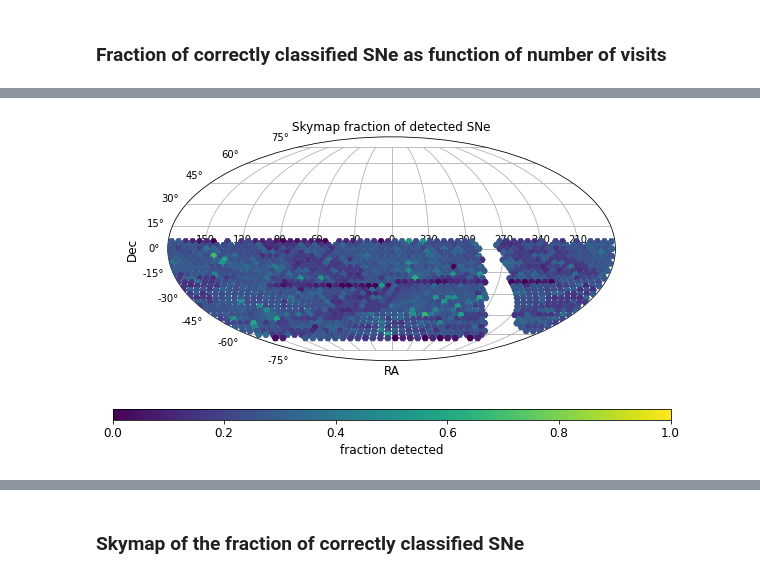
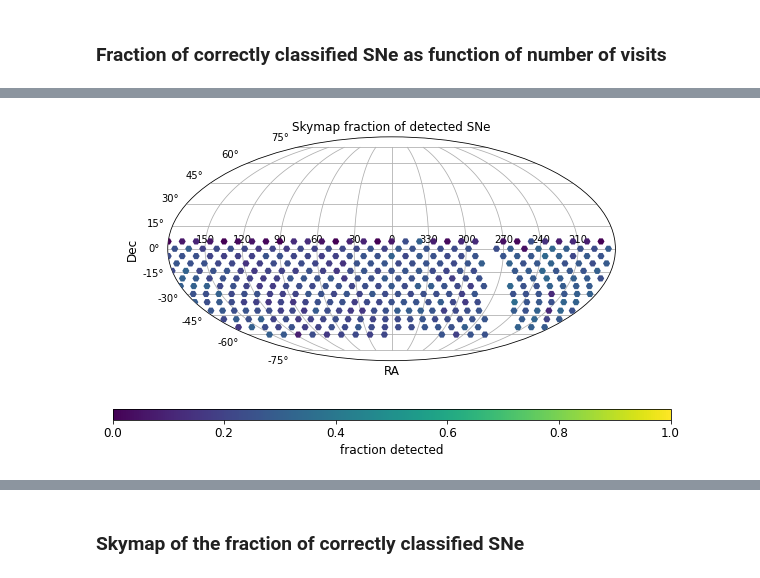
Before and after one commit to FabioRagosta/LSSTmetrics, a Jupyter notebook: SNRateMetric.ipynb, the cells around one changed output, grey strips where cells are left out. Saved outputs shown, nothing was run; the diff lists cells and outputs as text; code cells hidden in the pictures.

```diff
--- a/SNRateMetric.ipynb
+++ b/SNRateMetric.ipynb
@@ -974,4 +1024,4 @@ plt.show()
 # %%
-f10,f40,f100= np.where(fractions['Ia']<0.25), np.where((fractions['Ia']>0.25) & (fractions['Ia']<0.50)),np.where((fractions['Ia']>0.50))
+f25,f50,f100= np.where(fractions['Ia']<0.25), np.where((fractions['Ia']>0.25) & (fractions['Ia']<0.50)),np.where((fractions['Ia']>0.50))
 # %%
 nvis10,nvis40,nvis70,nvis100= np.where(nvis<10), np.where((nvis>10) & (nvis<40)),np.where((nvis>40) & (nvis<70)),np.where((nvis>70) & (nvis<100))
@@ -1076,20 +1081,0 @@ for j, key in enumerate(miss_class.keys()):
-# %%
-fig, axes = plt.subplots(1,1,figsize=(10,8))
-for i, (t,c) in enumerate(zip(zfrac.keys(),['darkorange','forestgreen', 'cyan'])):
-    if t=='Ia':
-        m1,m2='II','Ibc'
-    elif t=='II':
-        m1,m2='Ia','Ibc'
-    elif t=='Ibc':
-        m1,m2='Ia','II'
-    axes.plot(zfrac[t].keys(),np.array([ zfrac[t][k] for k in zfrac[t].keys()]),'-',lw=3,color = c ,label=t)
-    axes.plot(zfrac[t].keys(),np.array([ miss_class[t][m1][k] for k in zfrac[t].keys()]),'--',lw=3,color = 'black' ,label=m1)
-    axes.plot(zfrac[t].keys(),np.array([ miss_class[t][m2][k] for k in zfrac[t].keys()]),'--',lw=3,color = 'gray' ,label=m2)
-    axes.set_ylabel(r'$\nu_{SNe}$', fontsize=16)
-    axes.set_xlim([0,1])
-    axes.set_xlim([0.099,0.8])
-    axes.tick_params('both', labelsize=14)
-    axes.legend(loc=2,fontsize=16)
-    axes.set_title('baseline', fontsize=16)
-    axes.set_ylim([0,1])
-#plt.savefig('./Figure/class_redshift.pdf')
@@ -1098,21 +1081,0 @@ for i, (t,c) in enumerate(zip(zfrac.keys(),['darkorange','forestgreen', 'cyan'])
-# %%
-no_class_frac={'Ia':{z:0 for z in [0.1,0.8]}}#,'II':{z:0 for z in [0.1,0.8]},'Ibc':{z:0 for z in [0.1,0.8]}}
-for j, key in enumerate(zfrac.keys()):
-    for l,k in enumerate(zfrac[key].keys()):
-        c=0
-        norm = np.sum(np.array([np.sum(df17['Ia_test']['class'][i].iloc[l]['nlc']) for i in range(len(df17['Ia_test']['class']))]))
-        if norm ==0:
-            p=0
-        else:
-            p=np.sum(np.array([df17['Ia_test']['class'][i].iloc[l]['nlc'][1] for i in range(len(df17['Ia_test']['class']))]))/norm
-        no_class_frac[key][k] += p
-# %%
-fig, axes = plt.subplots(1,1,figsize=(10,8))
-for i, (t,c) in enumerate(zip(zfrac.keys(),['darkorange','forestgreen', 'cyan'])):
-    axes.plot(zfrac[t].keys(),np.array([no_class_frac[t][k] for k in zfrac[t].keys()]),'-',lw=3,color = c ,label=t)
-    axes.set_ylabel(r'$\nu^{no class}_{SNe}$', fontsize=16)
-    axes.set_xlim([0.099,0.8])
-    axes.tick_params('both', labelsize=14)
-    axes.legend(loc=2,fontsize=16)
-    axes.set_ylim([0,1])
-#plt.savefig('./Figure/unclass_redshift.pdf')
@@ -1125,11 +1082,11 @@ with open('simulations_class.p','wb') as fout:
 # %%
 fig=plt.figure(figsize=(10,20))
 for i, key in enumerate(['Ia']):
         ax= fig.add_subplot(3,1,j+1, projection='mollweide')
-        plt_mlw(ax,ra,dec,c=np.concatenate([detected,detected]),vmin=0,vmax=1,dicts={'marker':'H','cbartitle':'fraction detected','colormap':'viridis','title': 'Skymap fraction of detected SNe'.format(key,z),'psize':50})
+        plt_mlw(ax,ra_metric,dec_metric,c=detected,vmin=0,vmax=1,dicts={'marker':'H','cbartitle':'fraction detected','colormap':'viridis','title': 'Skymap fraction of detected SNe'.format(key,z),'psize':50})
 #plt.savefig('./Figure/skymap_fraction.pdf')
 # %% [output]
-[figure, old version]
+[figure, new version]
 # %%
 fig=plt.figure(figsize=(10,20))
 for i, key in enumerate(['Ia']):
```
Also changed, not shown: parts of 67 cells of this notebook.
